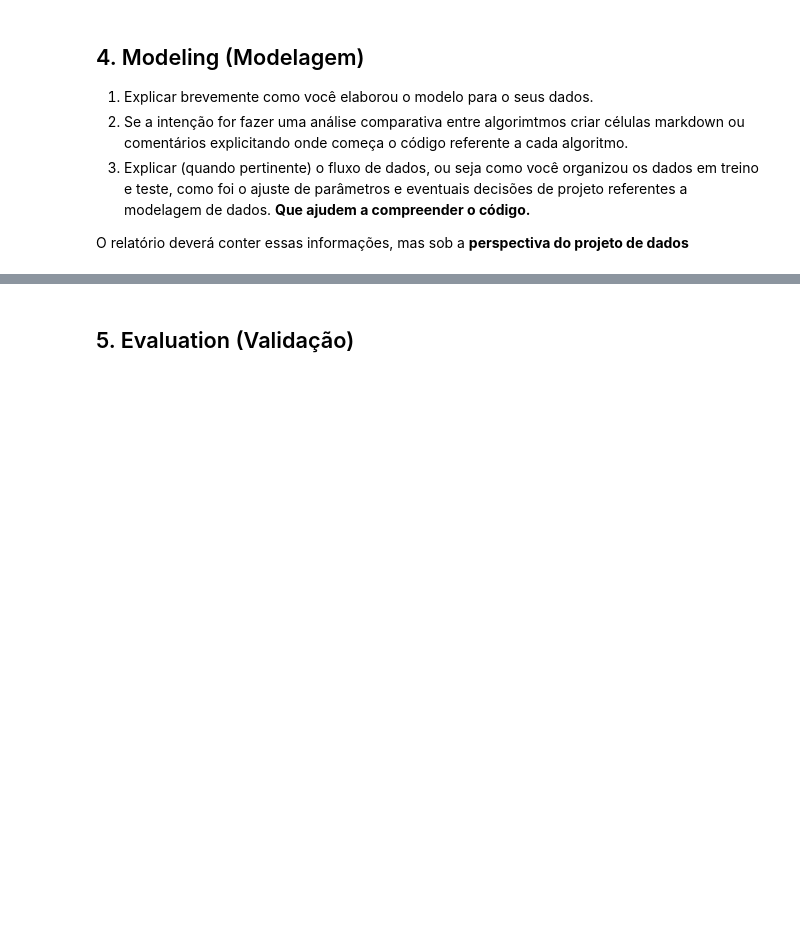
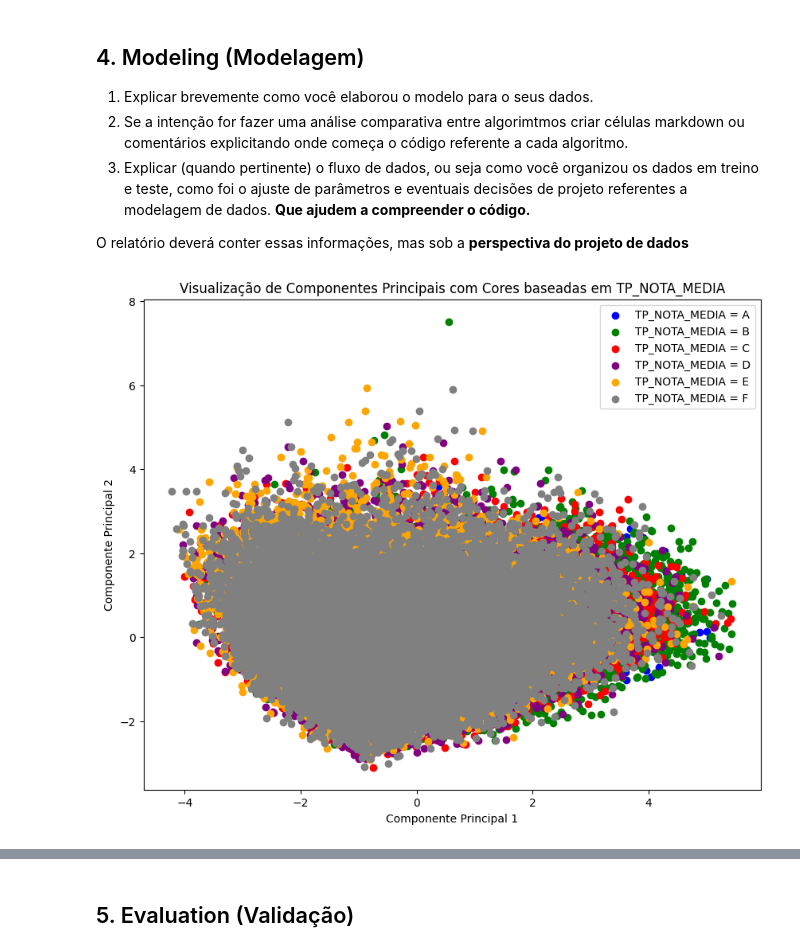
Before and after one commit to Chbmleao/DataMining-TP2, a Jupyter notebook: TP_Mineração_de_Dados.ipynb, the cells around one changed output, grey strips where cells are left out. Drawn from its saved outputs; the diff is of its cells as text; code cells hidden in the pictures; blank space fills up the shorter version.

```diff
--- a/TP_Mineração_de_Dados.ipynb
+++ b/TP_Mineração_de_Dados.ipynb
@@ -565,3 +570,11 @@ Index(['TP_FAIXA_ETARIA', 'TP_SEXO', 'TP_ESTADO_CIVIL', 'TP_COR_RACA',
        'Q017', 'Q018', 'Q019', 'Q020', 'Q021', 'Q022', 'Q023', 'Q024', 'Q025',
        'TP_NOTA_MEDIA'],
       dtype='object')
+# %%
+# Lista de colunas a serem removidas
+columns_to_remove = ['Q007', 'Q011', 'Q012', 'Q013', 'Q014', 'Q015', 'Q016', 'Q017', 'Q018', 'Q019', 'Q020', 'Q021', 'Q022', 'Q023', 'Q024']
+
+# Remover as colunas
+prepared_df.drop(columns=columns_to_remove, inplace=True)
+
+print(prepared_df.columns)
@@ -592,8 +610,7 @@ Como resultado dessas alterações, o DataFrame `prepared_df` agora contém apen
 # Lista de colunas para aplicar a codificação ordinal
 ordinal_columns = ['TP_FAIXA_ETARIA', 'TP_SEXO', 'TP_ESTADO_CIVIL', 'TP_COR_RACA',
                    'TP_ESCOLA', 'Q001', 'Q002', 'Q003', 'Q004', 'Q005', 'Q006',
-                   'Q007', 'Q008', 'Q009', 'Q010', 'Q011', 'Q012', 'Q013', 'Q014', 'Q015',
-                   'Q016', 'Q017', 'Q018', 'Q019', 'Q020', 'Q021', 'Q022', 'Q023', 'Q024', 'Q025']
+                   'Q008', 'Q009', 'Q010', 'Q025']
 
 # Função para aplicar a codificação ordinal em uma coluna
 def ordinal_encode(column):
@@ -679,3 +695,49 @@ Com os dados preparados e normalizados, estamos prontos para prosseguir com a mi
 3. Explicar (quando pertinente) o fluxo de dados, ou seja como você organizou os dados em treino e teste, como foi o ajuste de parâmetros e eventuais decisões de projeto referentes a modelagem de dados. **Que ajudem a compreender o código.**
 
 O relatório deverá conter essas informações, mas sob a **perspectiva do projeto de dados**
+# %%
+# Mapeamento de cores para os valores de TP_NOTA_MEDIA
+color_mapping = {
+    'A': 'blue',
+    'B': 'green',
+    'C': 'red',
+    'D': 'purple',
+    'E': 'orange',
+    'F': 'gray'
+}
+
+# Carregue seus dados em um DataFrame Pandas (suponha que o DataFrame seja chamado 'data')
+
+# Separar a coluna de rótulos (TP_NOTA_MEDIA)
+labels = prepared_df['TP_NOTA_MEDIA']
+
+# Remover a coluna de rótulos do DataFrame
+data = prepared_df.drop(columns=['TP_NOTA_MEDIA'])
+
+# Normalizar os dados
+scaler = StandardScaler()
+data_normalized = scaler.fit_transform(data)
+
+# Aplicar PCA para redução de dimensionalidade
+pca = PCA(n_components=2)  # Reduzindo para 2 componentes principais
+principal_components = pca.fit_transform(data_normalized)
+
+# Criar um DataFrame com os componentes principais
+pca_df = pd.DataFrame(data=principal_components, columns=['Componente_1', 'Componente_2'])
+
+# Adicionar as colunas de rótulos de volta ao DataFrame PCA
+pca_df['TP_NOTA_MEDIA'] = labels
+
+# Plotar os pontos coloridos de acordo com o valor da coluna 'TP_NOTA_MEDIA'
+plt.figure(figsize=(10, 8))
+for nota in color_mapping.keys():
+    subset = pca_df[pca_df['TP_NOTA_MEDIA'] == nota]
+    plt.scatter(subset['Componente_1'], subset['Componente_2'], label=f'TP_NOTA_MEDIA = {nota}', color=color_mapping[nota])
+
+plt.legend()
+plt.xlabel('Componente Principal 1')
+plt.ylabel('Componente Principal 2')
+plt.title('Visualização de Componentes Principais com Cores baseadas em TP_NOTA_MEDIA')
+plt.show()
+# %% [output]
+[figure, added]
```
Also changed, not shown: parts of 12 cells of this notebook.
